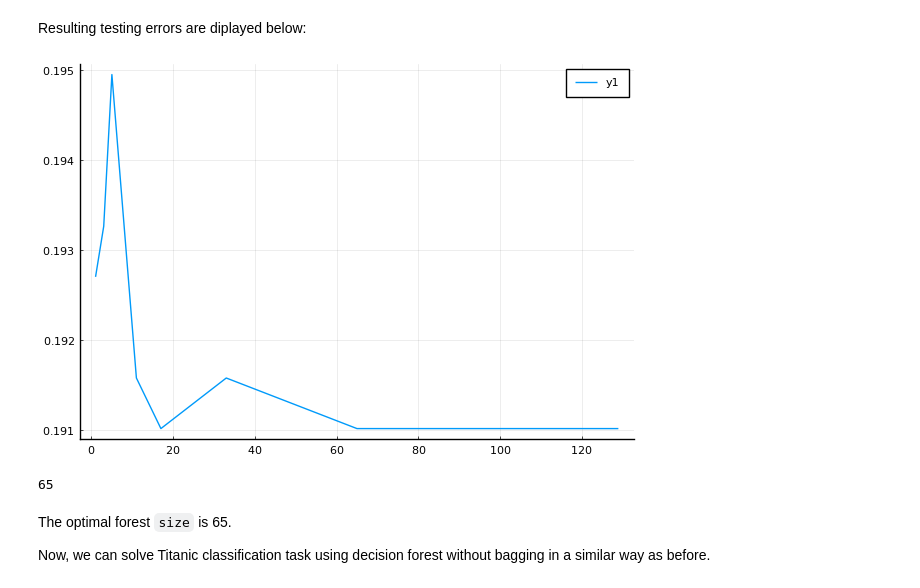
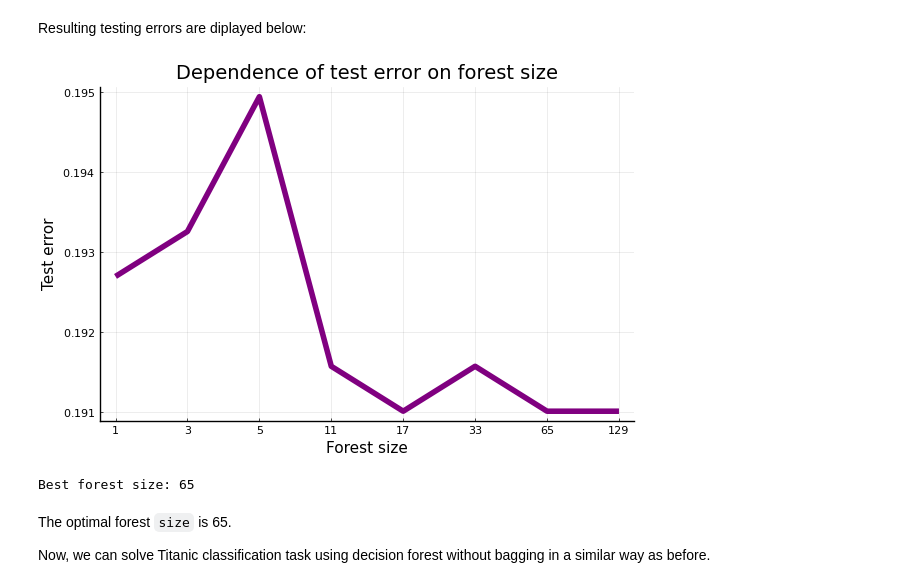
Before and after one commit to B0B36JUL-FinalProjects-2022/Projekt_pikmajan, a Jupyter notebook: examples/titanic.ipynb, the cells around one changed output. Drawn from its saved outputs; the diff is of its cells as text; code cells hidden in the pictures.

```diff
--- a/examples/titanic.ipynb
+++ b/examples/titanic.ipynb
@@ -254,13 +267,25 @@ save("../assets/dt_size_errors.jld", "errors", errors)
+# %%
+errors = load("../assets/rf_size_errors.jld", "errors");
 # %% [markdown]
 Resulting testing errors are diplayed below:
-# %%
-plot(sizes, errors)
-# %% [output]
-[figure, removed]
+# %%
+str_sizes = string.([1, 3, 5, 11, 17, 33, 65, 129])
+plot(
+    str_sizes, errors;
+    title="Dependence of test error on forest size",
+    xlabel="Forest size",
+    ylabel="Test error",
+    linewidth=4,
+    linecolor=:purple,
+    legend=false,
+)
+# %% [output]
+[figure, added]
 # %%
 best_s = sizes[argmin(errors)]
+println("Best forest size: $(best_s)")
 # %% [output]
-65
+Best forest size: 65
 # %% [markdown]
 The optimal forest `size` is 65.
 
```
Also changed, not shown: parts of 10 cells of this notebook, 2 other files.
